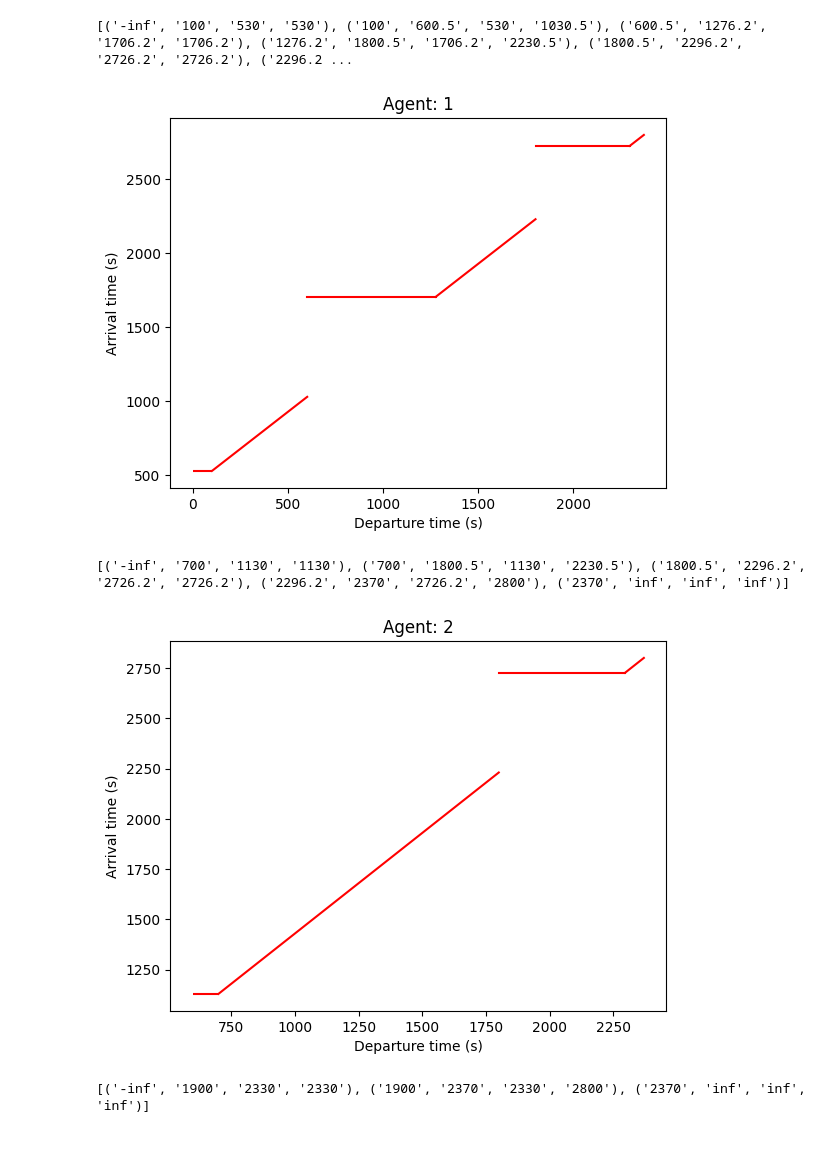
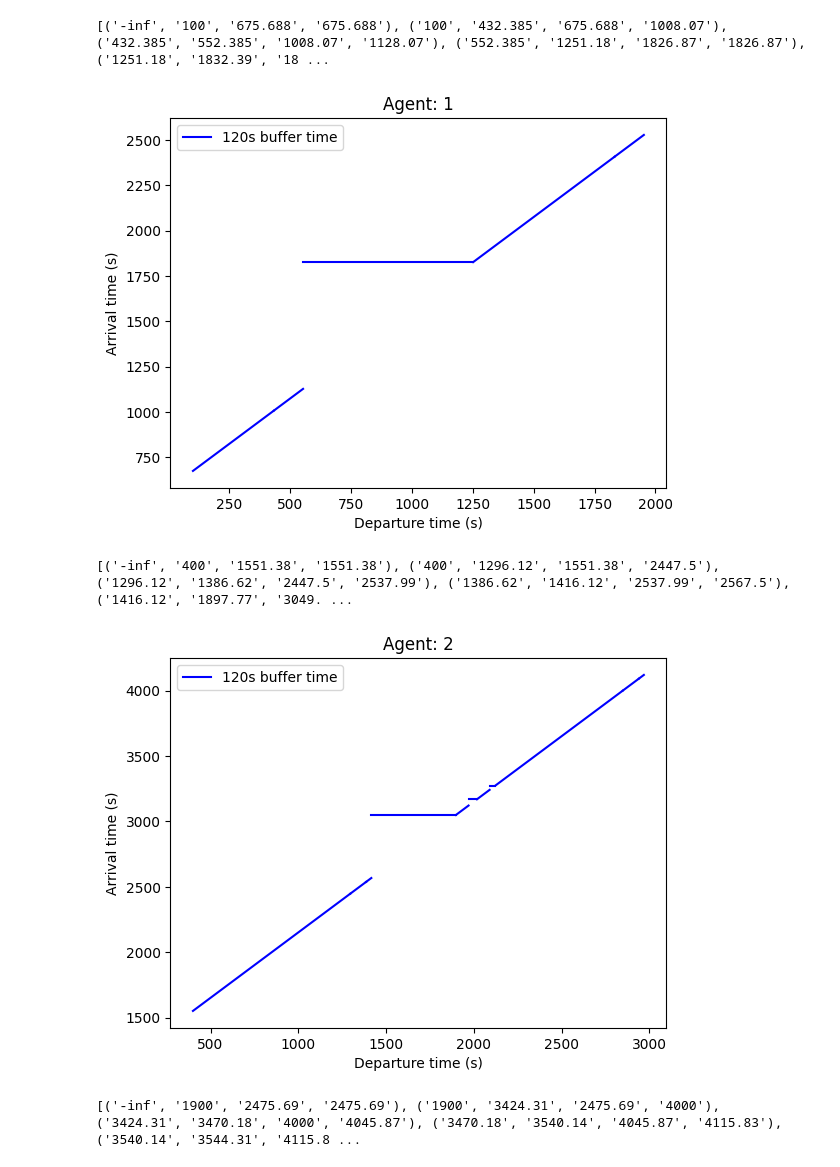
Before and after one commit to GoodGuyMe/delay-replanning-slack, a Jupyter notebook: experiments/blocking_experiments.ipynb, the cells around one changed output. Cells and saved outputs as stored; diff of their text form; code cells hidden in the pictures.

Commit message:
Added extra data for flexibility

```diff
--- a/experiments/blocking_experiments.ipynb
+++ b/experiments/blocking_experiments.ipynb
@@ -28,44 +44,35 @@ def plot_atf(segments, title="", x_min=0):
 # %%
 # Run RePeAT to get multiple plans
-scenario = "../data/custom/scenario_small_custom.json"
-layout =   "../data/custom/meppel_leeuwarden_single.json"
+scenario = "../data/single_track/scenario_following.json"
+layout =   "../data/single_track/woho.json"
 
 scenario_data = json.load(open(scenario))
 train_types = {x["name"]: x for x in scenario_data["types"]}
 for agent in scenario_data['trains']:
     # Get the global end time of scenario
     scenario_end_time = 0
     for i in range(len(agent["movements"])):
         move = agent["movements"][i]
         if 2 * move["endTime"] > scenario_end_time:
             scenario_end_time = 2 * move["endTime"]
-    # agent_speed = train_types[agent["trainUnitTypes"][0]]["speed"]
-    agent_speed = 80
+    agent_speed = train_types[agent["trainUnitTypes"][0]]["speed"] * 1.09
+    # agent_speed = 60
     for move in agent["movements"]:
-        # Generate intervals
-        generation_time = generate.time_safe_intervals_and_write(layout, scenario, agent["trainNumber"], agent_speed, "output")
-        safe_interval_output = [str(x).split("'")[1] for x in gzip.open("output").readlines()]
-        try:
-            proc = subprocess.run(["atsipp.exe", "--start", "r-270", "--goal", "r-96", "--edgegraph", "output", "--search", "repeat", "--startTime", str(move["startTime"]), "--agentSpeed", str(agent_speed), "--walkingSpeed", str(scenario_data["walkingSpeed"])], timeout=300, stdout=subprocess.PIPE, stderr=subprocess.PIPE)
-        except subprocess.TimeoutExpired:
-            print(f'Timeout for repeat (300s) expired')
-        repeat_output = str(proc.stdout).split("'")[1].rsplit("\\r\\n")
-        try:
-            all_lookups = [(int(x.split(" ")[1].strip(")").split("=")[1]), float(x.split(" ")[4])) for x in repeat_output if "Lookup time" in x]
-            # Divide by number of lookups provided: Total (n=<x>) Lookup time: <y> nanoseconds
-            lookup_time = mean([y / x for x, y in all_lookups])
-        except: lookup_time = np.nan
+        # Difference
+        generate_intervals(120, layout, scenario, agent, agent_speed, move)
 
-        # If the run was successful
-        if int(proc.returncode) == 0:
-            search_time = [float(x.split(" ")[2]) for x in repeat_output if "Search time" in x][0]
-            metadata, catf, paths, eatfs = parse_list_of_outputs(repeat_output)
-            print(catf)
-            title = f"Agent: {agent['trainNumber']}"
-            plot_atf(catf, title, move["startTime"] - 100)
+        # baseline
+        # generate_intervals(0,   layout, scenario, agent, agent_speed, move)
+
+        title = f"Agent: {agent['trainNumber']}"
+        plt.xlabel("Departure time (s)")
+        plt.ylabel("Arrival time (s)")
+        plt.title(title)
+        plt.legend()
+        plt.show()
 # %% [output]
-[('-inf', '100', '530', '530'), ('100', '600.5', '530', '1030.5'), ('600.5', '1276.2', '1706.2', '1706.2'), ('1276.2', '1800.5', '1706.2', '2230.5'), ('1800.5', '2296.2', '2726.2', '2726.2'), ('2296.2 ...
+[('-inf', '100', '675.688', '675.688'), ('100', '432.385', '675.688', '1008.07'), ('432.385', '552.385', '1008.07', '1128.07'), ('552.385', '1251.18', '1826.87', '1826.87'), ('1251.18', '1832.39', '18 ...
-[figure, old version]
+[figure, new version]
-[('-inf', '700', '1130', '1130'), ('700', '1800.5', '1130', '2230.5'), ('1800.5', '2296.2', '2726.2', '2726.2'), ('2296.2', '2370', '2726.2', '2800'), ('2370', 'inf', 'inf', 'inf')]
+[('-inf', '400', '1551.38', '1551.38'), ('400', '1296.12', '1551.38', '2447.5'), ('1296.12', '1386.62', '2447.5', '2537.99'), ('1386.62', '1416.12', '2537.99', '2567.5'), ('1416.12', '1897.77', '3049. ...
-[figure, old version]
+[figure, new version]
-[('-inf', '1900', '2330', '2330'), ('1900', '2370', '2330', '2800'), ('2370', 'inf', 'inf', 'inf')]
+[('-inf', '1900', '2475.69', '2475.69'), ('1900', '3424.31', '2475.69', '4000'), ('3424.31', '3470.18', '4000', '4045.87'), ('3470.18', '3540.14', '4045.87', '4115.83'), ('3540.14', '3544.31', '4115.8 ...
```
Also changed, not shown: parts of 2 cells of this notebook, 14 other files.
